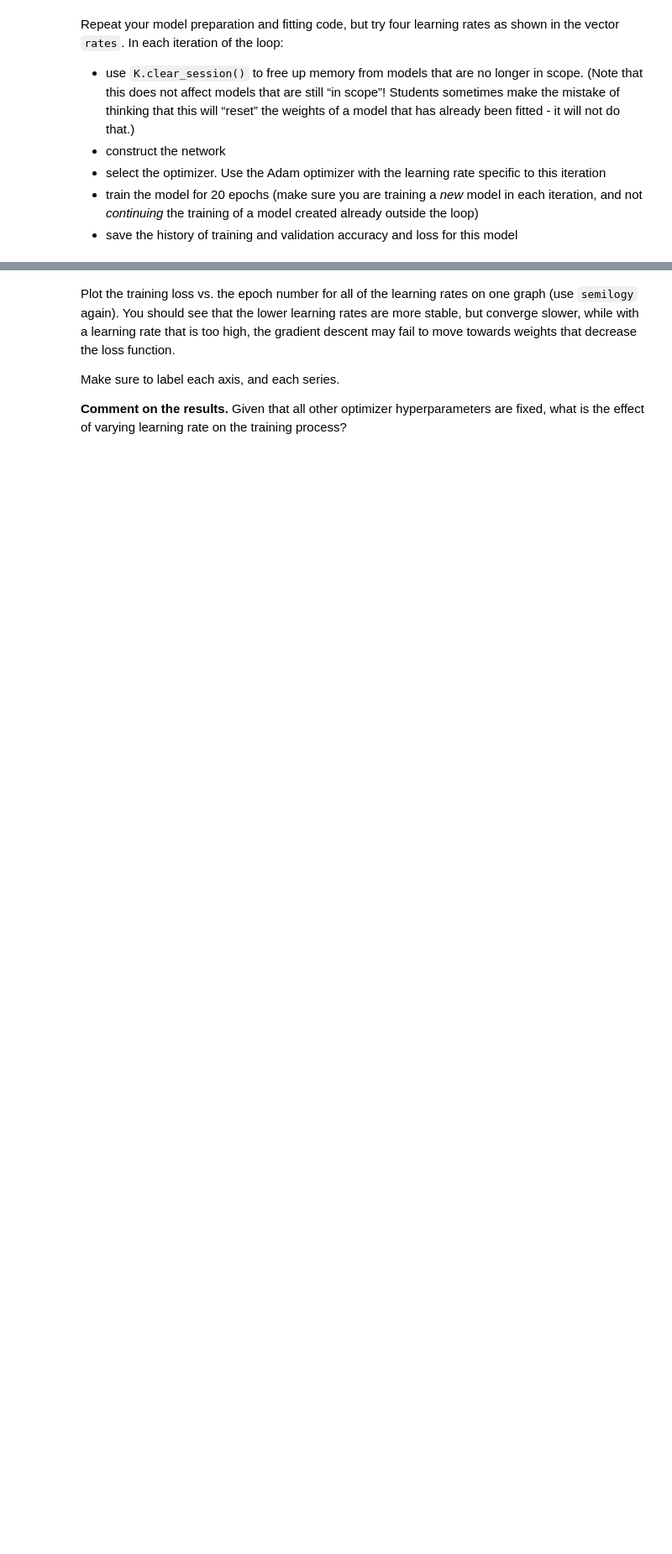
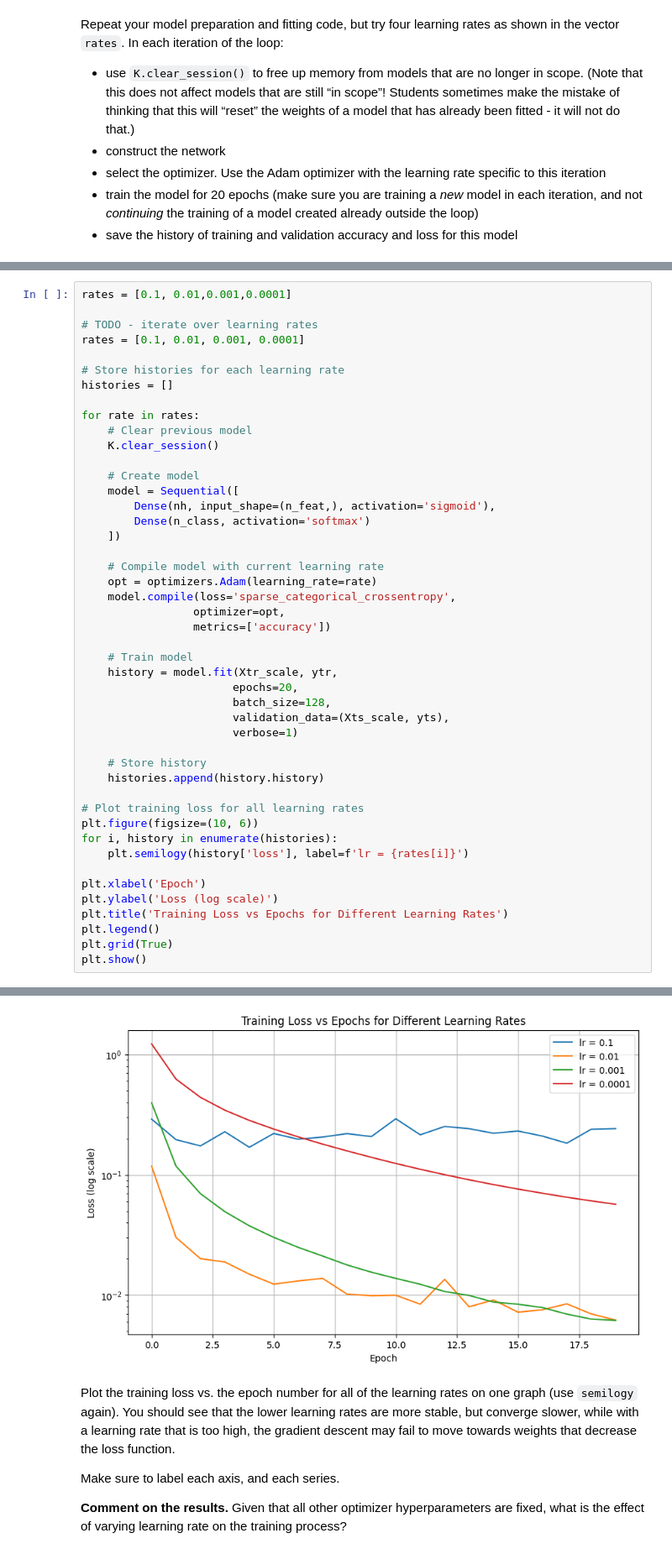
Before and after one commit to ChinmayShringi/AngularShoelace, a Jupyter notebook: notebooks/8-lab-neural-net-music-classification.ipynb, the cells around one changed output, grey strips where cells are left out. Shown at 84% size. Drawn from its saved outputs; the diff is of its cells as text; blank space fills up the shorter version.

```diff
--- a/notebooks/8-lab-neural-net-music-classification.ipynb
+++ b/notebooks/8-lab-neural-net-music-classification.ipynb
@@ -220,0 +327,47 @@ rates = [0.1, 0.01,0.001,0.0001]
+# %%
+rates = [0.1, 0.01,0.001,0.0001]
+
+# TODO - iterate over learning rates
+rates = [0.1, 0.01, 0.001, 0.0001]
+
+# Store histories for each learning rate
+histories = []
+
+for rate in rates:
+    # Clear previous model
+    K.clear_session()
+
+    # Create model
+    model = Sequential([
+        Dense(nh, input_shape=(n_feat,), activation='sigmoid'),
+        Dense(n_class, activation='softmax')
+    ])
+
+    # Compile model with current learning rate
+    opt = optimizers.Adam(learning_rate=rate)
+    model.compile(loss='sparse_categorical_crossentropy',
+                 optimizer=opt,
+                 metrics=['accuracy'])
+
+    # Train model
+    history = model.fit(Xtr_scale, ytr,
+                       epochs=20,
+                       batch_size=128,
+                       validation_data=(Xts_scale, yts),
+                       verbose=1)
+
+    # Store history
+    histories.append(history.history)
+
+# Plot training loss for all learning rates
+plt.figure(figsize=(10, 6))
+for i, history in enumerate(histories):
+    plt.semilogy(history['loss'], label=f'lr = {rates[i]}')
+
+plt.xlabel('Epoch')
+plt.ylabel('Loss (log scale)')
+plt.title('Training Loss vs Epochs for Different Learning Rates')
+plt.legend()
+plt.grid(True)
+plt.show()
+# %% [output]
@@ -221,3 +391,4 @@ rates = [0.1, 0.01,0.001,0.0001]
+[figure, added]
 # %% [markdown]
 Plot the training loss vs. the epoch number for all of the learning rates on one graph (use `semilogy` again). You should see that the lower learning rates are more stable, but converge slower, while with a learning rate that is too high, the gradient descent may fail to move towards weights that decrease the loss function.
 
```
Also changed, not shown: parts of 33 cells of this notebook.
